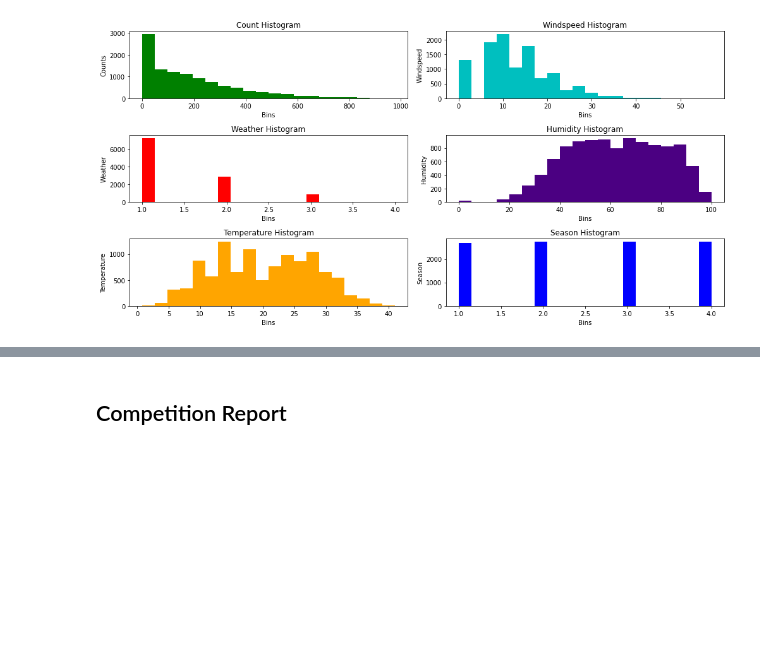
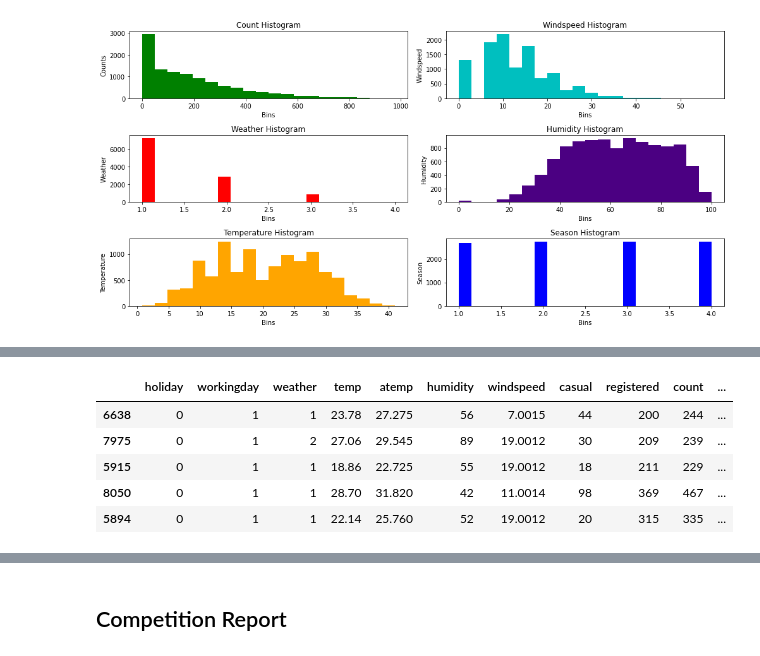
Before and after one commit to Victoradukwu/udacity-aws-mle, a Jupyter notebook: bike-sharing/notebooks/bike-sharing.ipynb, the cells around one changed output, grey strips where cells are left out. Saved outputs shown, nothing was run; the diff lists cells and outputs as text; code cells hidden in the pictures; blank space fills up the shorter version.

```diff
--- a/bike-sharing/notebooks/bike-sharing.ipynb
+++ b/bike-sharing/notebooks/bike-sharing.ipynb
@@ -809,3 +128,0 @@ Feature Metadata (Processed):
-# %%
-y_pred = predictor5.predict(test_data)
-y_pred.head()
@@ -870,0 +131,26 @@ Text(0, 0.5, 'Kaggle Submission Score')
+# %%
+def train_and_predict(surfix, train_data, test_data, eval_metric=None,  time_limit=None,hyperparameters=None, hyperparameter_tune_kwargs=None, presets='medium_quality_faster_train'):
+    save_path = f'../models/models{surfix}'
+
+
+    predictor = TabularPredictor(
+        label='count',
+        eval_metric=eval_metric,
+        path=save_path,
+        learner_kwargs={'ignored_columns': ['registered', 'casual']}
+    ).fit(
+        train_data,
+        presets=presets,
+        hyperparameters=hyperparameters,
+        time_limit=time_limit,
+        hyperparameter_tune_kwargs=hyperparameter_tune_kwargs
+    )
+
+    y_pred = predictor.predict(test_data)
+    submission = pd.read_csv('../datasets/sample_submission.csv')
+    submission['count'] = y_pred
+    submission['count'] = submission['count'].astype(int)
+    submission.loc[submission['count'] < 0,'count'] = 0
+
+    submission.to_csv(f'../datasets/my_submission{surfix}.csv', index=False)
+    print(predictor.fit_summary())
@@ -870,0 +161,2 @@ Text(0, 0.5, 'Kaggle Submission Score')
+# %%
+train_and_predict(1, train_data, test_data)
@@ -870,0 +236,6 @@ Text(0, 0.5, 'Kaggle Submission Score')
+# %%
+train_data = pd.get_dummies(train_data, columns= ['season'])
+train_data['weather'] = train_data['weather'].astype('category')
+train_data['holiday'] = train_data['holiday'].astype('category')
+train_data['workingday'] = train_data['workingday'].astype('category')
+break_datetime_object(train_data)
@@ -870,0 +262,9 @@ Text(0, 0.5, 'Kaggle Submission Score')
+# %%
+train_data.sample(5)
+# %% [output]
+|  | holiday | workingday | weather | temp | atemp | humidity | windspeed | casual | registered | count | ... |
+| 6638 | 0 | 1 | 1 | 23.78 | 27.275 | 56 | 7.0015 | 44 | 200 | 244 | ... |
+| 7975 | 0 | 1 | 2 | 27.06 | 29.545 | 89 | 19.0012 | 30 | 209 | 239 | ... |
+| 5915 | 0 | 1 | 1 | 18.86 | 22.725 | 55 | 19.0012 | 18 | 211 | 229 | ... |
+| 8050 | 0 | 1 | 1 | 28.70 | 31.820 | 42 | 11.0014 | 98 | 369 | 467 | ... |
+| 5894 | 0 | 1 | 1 | 22.14 | 25.760 | 52 | 19.0012 | 20 | 315 | 335 | ... |
```
Also changed, not shown: parts of 104 cells of this notebook, 10 other files.
